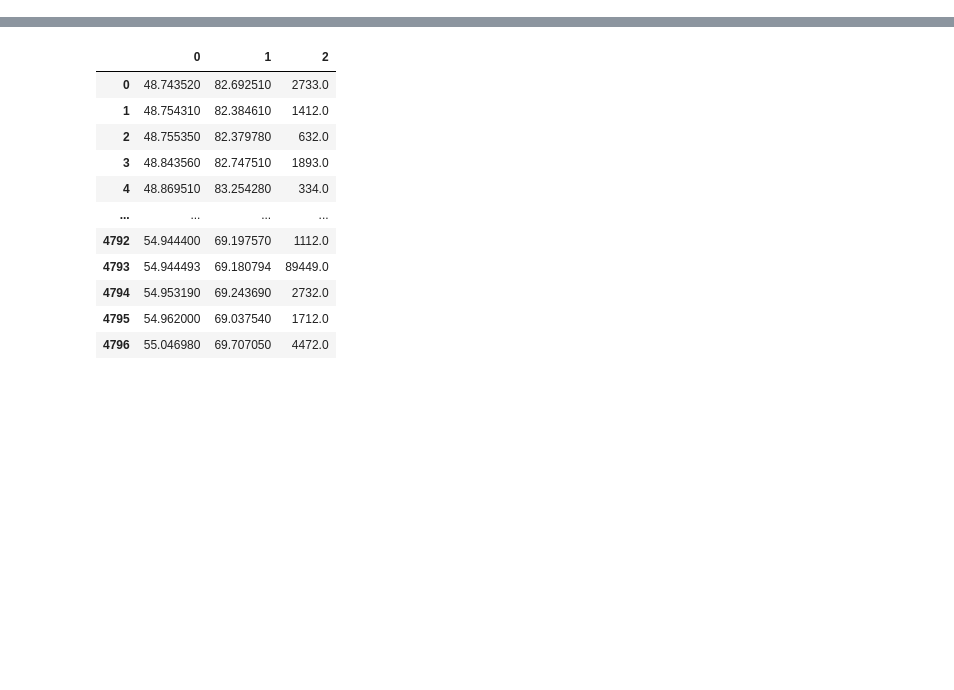
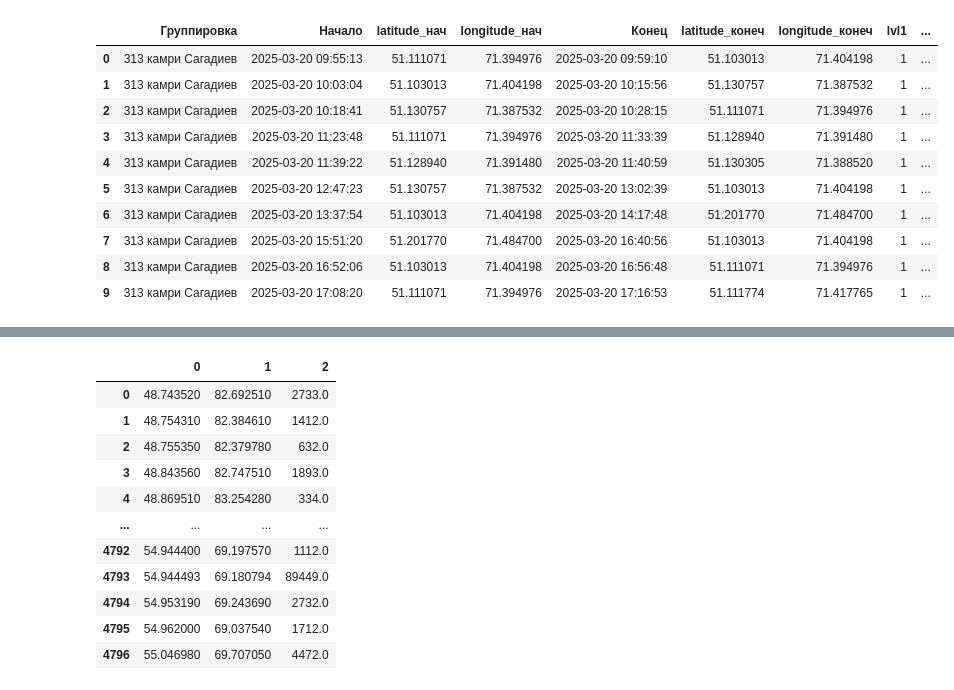
Before and after one commit to Nurtugann/Tracking_heatmap, a Jupyter notebook: 2.ipynb, the cells around one changed output, grey strips where cells are left out. Saved outputs shown, nothing was run; the diff lists cells and outputs as text; code cells hidden in the pictures; blank space fills up the shorter version.

```diff
--- a/2.ipynb
+++ b/2.ipynb
@@ -82,0 +61,14 @@ for (lat, lon), group in grouped_events:
+# %%
+df_time[:10]
+# %% [output]
+|  | Группировка | Начало | latitude_нач | longitude_нач | Конец | latitude_конеч | longitude_конеч | lvl1 | ... |
+| 0 | 313 камри Сагадиев | 2025-03-20 09:55:13 | 51.111071 | 71.394976 | 2025-03-20 09:59:10 | 51.103013 | 71.404198 | 1 | ... |
+| 1 | 313 камри Сагадиев | 2025-03-20 10:03:04 | 51.103013 | 71.404198 | 2025-03-20 10:15:56 | 51.130757 | 71.387532 | 1 | ... |
+| 2 | 313 камри Сагадиев | 2025-03-20 10:18:41 | 51.130757 | 71.387532 | 2025-03-20 10:28:15 | 51.111071 | 71.394976 | 1 | ... |
+| 3 | 313 камри Сагадиев | 2025-03-20 11:23:48 | 51.111071 | 71.394976 | 2025-03-20 11:33:39 | 51.128940 | 71.391480 | 1 | ... |
+| 4 | 313 камри Сагадиев | 2025-03-20 11:39:22 | 51.128940 | 71.391480 | 2025-03-20 11:40:59 | 51.130305 | 71.388520 | 1 | ... |
+| 5 | 313 камри Сагадиев | 2025-03-20 12:47:23 | 51.130757 | 71.387532 | 2025-03-20 13:02:39 | 51.103013 | 71.404198 | 1 | ... |
+| 6 | 313 камри Сагадиев | 2025-03-20 13:37:54 | 51.103013 | 71.404198 | 2025-03-20 14:17:48 | 51.201770 | 71.484700 | 1 | ... |
+| 7 | 313 камри Сагадиев | 2025-03-20 15:51:20 | 51.201770 | 71.484700 | 2025-03-20 16:40:56 | 51.103013 | 71.404198 | 1 | ... |
+| 8 | 313 камри Сагадиев | 2025-03-20 16:52:06 | 51.103013 | 71.404198 | 2025-03-20 16:56:48 | 51.111071 | 71.394976 | 1 | ... |
+| 9 | 313 камри Сагадиев | 2025-03-20 17:08:20 | 51.111071 | 71.394976 | 2025-03-20 17:16:53 | 51.111774 | 71.417765 | 1 | ... |
```
Also changed, not shown: parts of 11 cells of this notebook, 2 other files.
